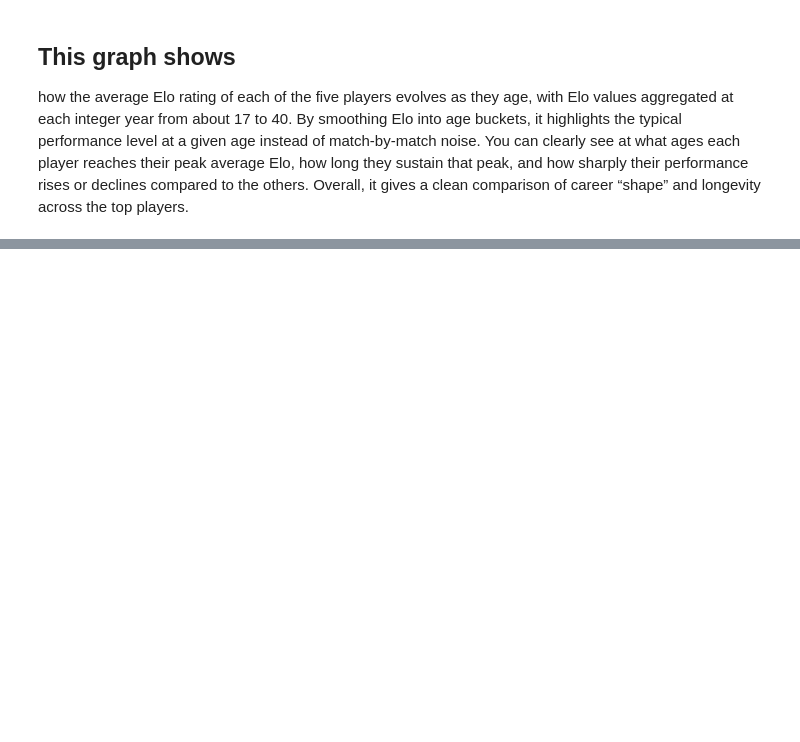
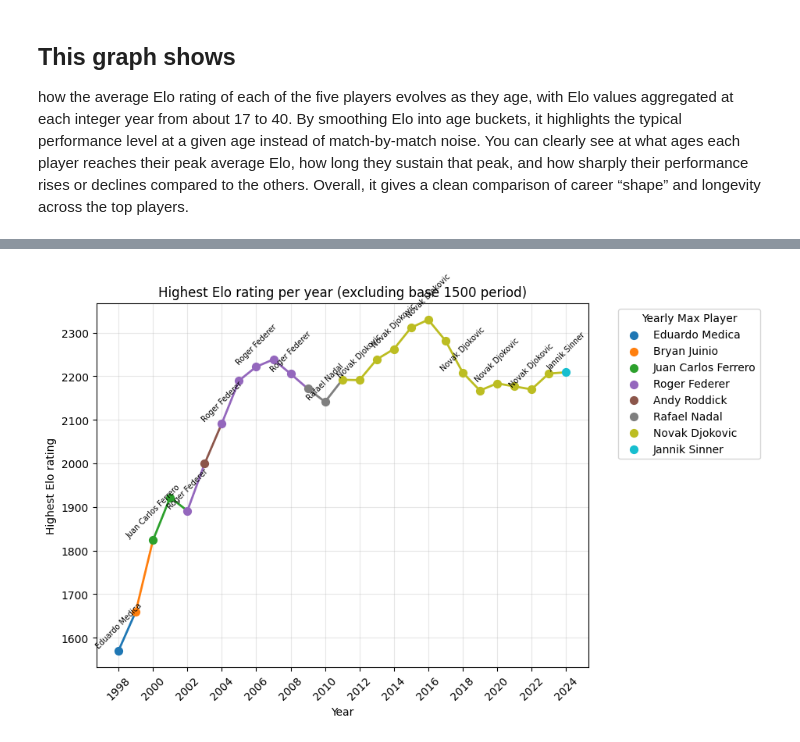
Before and after one commit to San-gularity/Tennis_ATP, a Jupyter notebook: Tennis_ATP.ipynb, the cells around one changed output, grey strips where cells are left out. Cells and saved outputs as stored; diff of their text form; code cells hidden in the pictures; blank space fills up the shorter version.

```diff
--- a/Tennis_ATP.ipynb
+++ b/Tennis_ATP.ipynb
@@ -1195,3 +1183,6 @@ plt.show()
 # %% [markdown]
 ## This graph shows
 how the average Elo rating of each of the five players evolves as they age, with Elo values aggregated at each integer year from about 17 to 40. By smoothing Elo into age buckets, it highlights the typical performance level at a given age instead of match-by-match noise. You can clearly see at what ages each player reaches their peak average Elo, how long they sustain that peak, and how sharply their performance rises or declines compared to the others. Overall, it gives a clean comparison of career “shape” and longevity across the top players.
+# %%
+import pandas as pd
+all_data = pd.read_csv("Data/elo_from_federer_start.csv")
@@ -1197,0 +1199,97 @@ how the average Elo rating of each of the five players evolves as they age, with
+# %%
+import pandas as pd
+import matplotlib.pyplot as plt
+import matplotlib.cm as cm
+
+# ==========================================================
+# 1. DATA PREPARATION (REQUIRED to define yearly_max_filtered)
+#    This block replaces the implicit dependency.
+# ==========================================================
+# NOTE: You MUST load or define your original 'all_data' DataFrame here.
+#       The following is conceptual and needs your actual data.
+
+# Placeholder for the user's data loading, which is necessary:
+# try:
+#     all_data = pd.read_csv('your_elo_data.csv')
+# except FileNotFoundError:
+#     print("ERROR: Please load your 'all_data' DataFrame here.")
+#     # return
+
+# --- If we assume 'all_data' is loaded, here is the processing logic: ---
+# make sure date is datetime
+all_data['date'] = pd.to_datetime(all_data['date'])
+
+# player columns = everything except 'date'
+player_cols = all_data.columns.drop('date')
+
+# row-wise max elo + player
+all_data['max_elo'] = all_data[player_cols].max(axis=1)
+all_data['player']  = all_data[player_cols].idxmax(axis=1)
+
+# year column
+all_data['year'] = all_data['date'].dt.year
+
+# for each year, pick the row with highest Elo
+idx = all_data.groupby('year')['max_elo'].idxmax()
+yearly_max = (
+    all_data.loc[idx, ['year', 'player', 'max_elo']]
+    .sort_values('year')
+    .reset_index(drop=True)
+)
+
+# Drop base-Elo years (1500) - This is where yearly_max_filtered is created
+base_elo = 1500.0
+yearly_max_filtered = yearly_max[yearly_max['max_elo'] > base_elo].copy()
+
+# ==========================================================
+# 2. PLOTTING LOGIC (Your code block)
+# ==========================================================
+plt.figure(figsize=(12, 6))
+
+# Prepare data for plotting
+unique_players = yearly_max_filtered['player'].unique()
+colors = cm.get_cmap('tab10', len(unique_players))
+player_color_map = {player: colors(i) for i, player in enumerate(unique_players)}
+
+# Loop to plot points and line segments with different colors
+for i in range(len(yearly_max_filtered)):
+    row_current = yearly_max_filtered.iloc[i]
+    player = row_current['player']
+    color = player_color_map[player]
+
+    # Logic to ensure the player name is added to the legend only once
+    label = player if player not in plt.gca().get_legend_handles_labels()[1] else "_nolegend_"
+
+    # Plot the current year's peak point (scatter plot)
+    plt.scatter(row_current['year'], row_current['max_elo'],
+                color=color, marker='o', s=50, label=label, zorder=3)
+
+    # Plot the line segment connecting to the next year's point
+    if i < len(yearly_max_filtered) - 1:
+        row_next = yearly_max_filtered.iloc[i+1]
+        plt.plot([row_current['year'], row_next['year']],
+                 [row_current['max_elo'], row_next['max_elo']],
+                 color=color, linestyle='-', linewidth=2, zorder=2)
+
+# Prepare for annotation and ticks
+ymf_reset = yearly_max_filtered.reset_index(drop=True)
+
+# Annotate every 2nd point with the player's name
+for i, row in ymf_reset.iterrows():
+    if i % 2 == 0:
+        plt.text(row['year'], row['max_elo'] + 5,
+                 row['player'], ha='center', fontsize=7, rotation=45)
+
+# Final plot formatting
+plt.xlabel('Year')
+plt.ylabel('Highest Elo rating')
+plt.title('Highest Elo rating per year (excluding base 1500 period)')
+plt.grid(True, alpha=0.3)
+plt.xticks(ymf_reset['year'][::2], rotation=45) # Show every 2nd year on the axis
+
+# Add legend and adjust layout
+plt.legend(title='Yearly Max Player', loc='upper left', bbox_to_anchor=(1.05, 1))
+plt.tight_layout(rect=[0, 0, 0.8, 1])
+plt.show()
+# %% [output]
+[figure, added]
```
Also changed, not shown: parts of 5 cells of this notebook, 6 other files.
